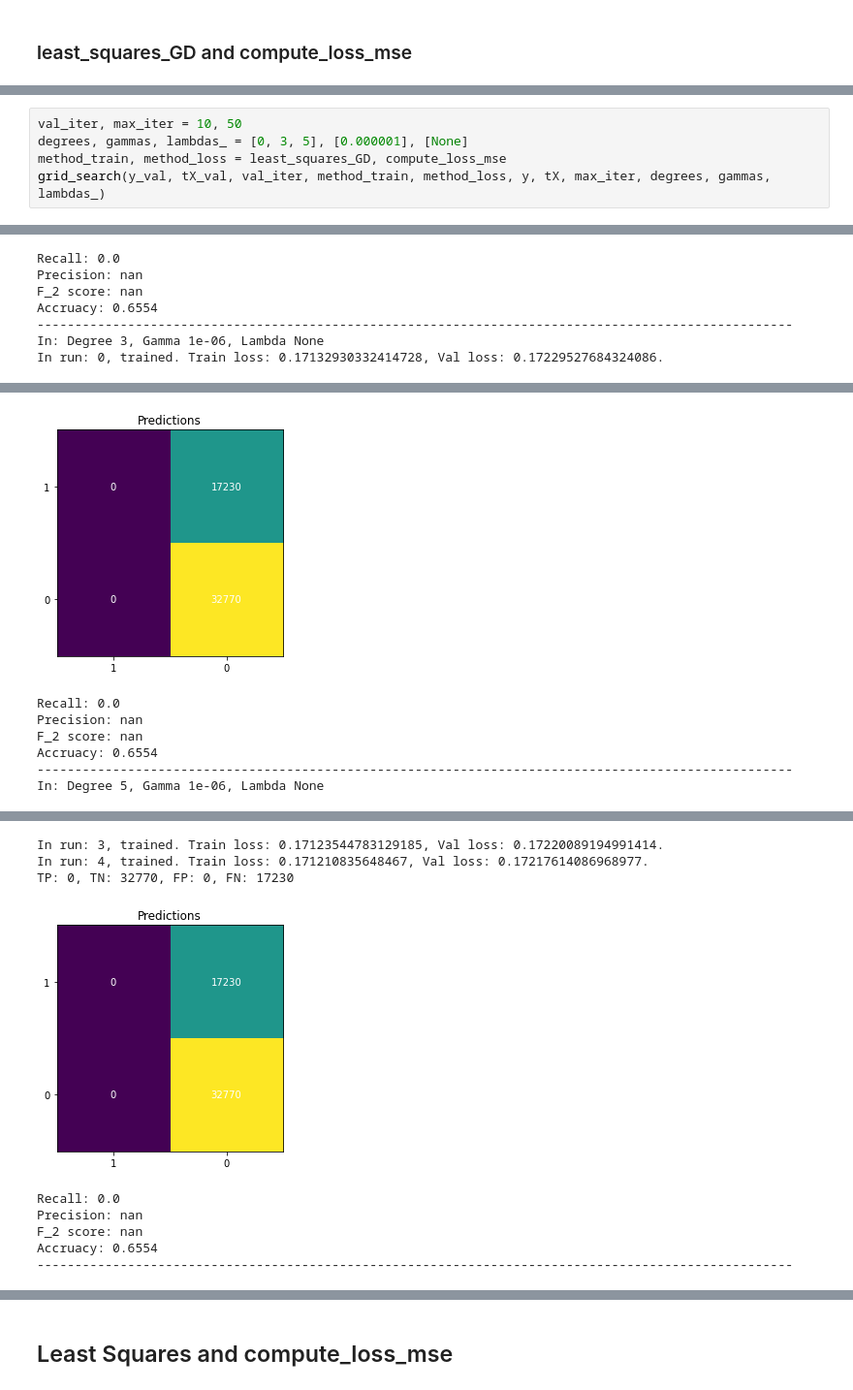
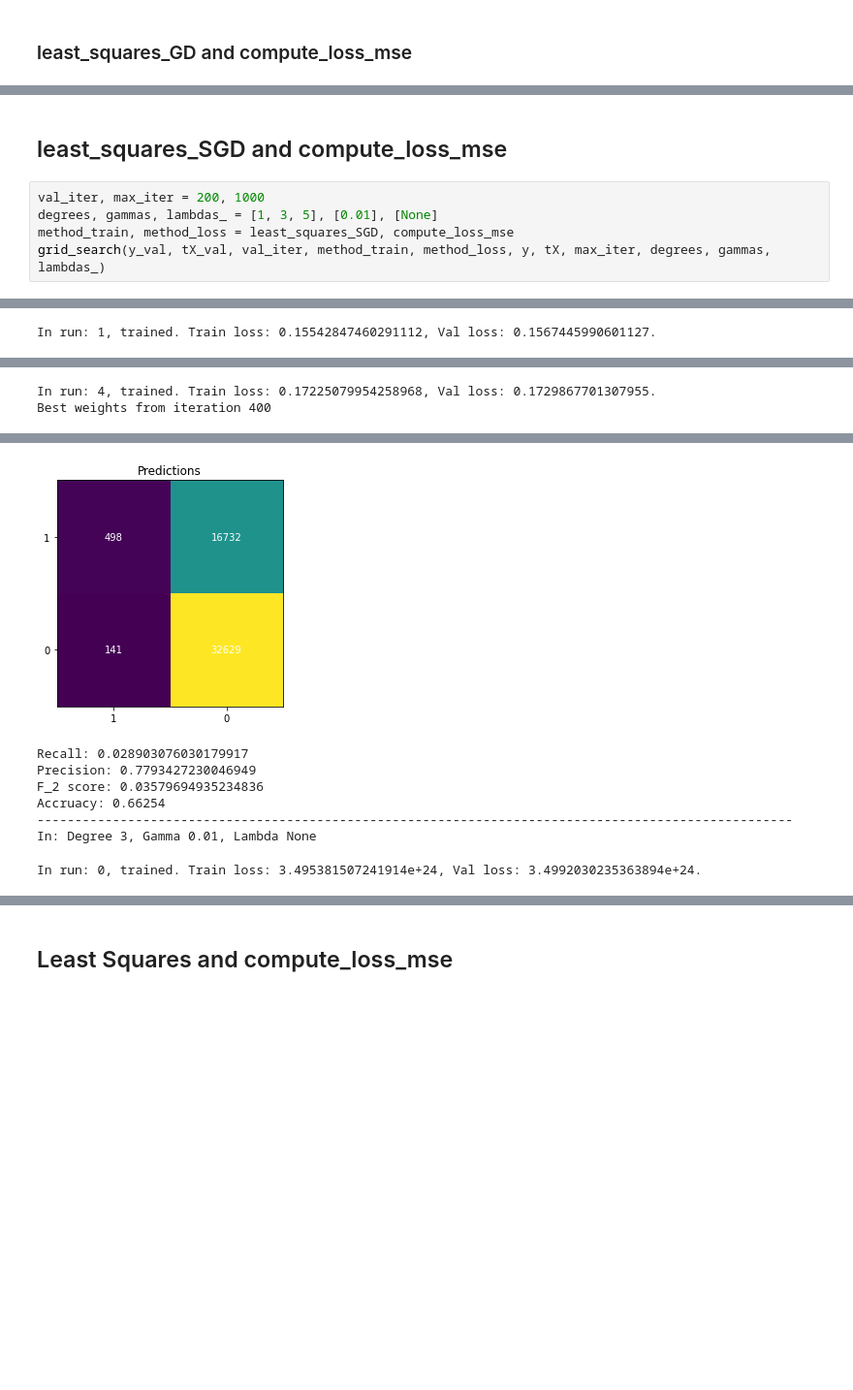
Before and after one commit to CS-433/ml-project-1-mgo, a Jupyter notebook: project1/scripts/project1.ipynb, the cells around one changed output, grey strips where cells are left out. Shown at 97% size. Cells and saved outputs as stored; diff of their text form; blank space fills up the shorter version.

```diff
--- a/project1/scripts/project1.ipynb
+++ b/project1/scripts/project1.ipynb
@@ -218,7 +228,9 @@ MSE loss 0.14426382245547476
 Prediction example [0. 0. 0. 0. 0. 0. 0. 0. 0. 0.]
+# %% [markdown]
+## least_squares_SGD and compute_loss_mse
 # %%
-val_iter, max_iter = 10, 50
-degrees, gammas, lambdas_ = [0, 3, 5], [0.000001], [None]
-method_train, method_loss = least_squares_GD, compute_loss_mse
+val_iter, max_iter = 200, 1000
+degrees, gammas, lambdas_ = [1, 3, 5], [0.01], [None]
+method_train, method_loss = least_squares_SGD, compute_loss_mse
 grid_search(y_val, tX_val, val_iter, method_train, method_loss, y, tX, max_iter, degrees, gammas, lambdas_)
 # %% [output]
@@ -233,7 +239 @@ TP: 0, TN: 32770, FP: 0, FN: 17230
-Recall: 0.0
-Precision: nan
-F_2 score: nan
-Accruacy: 0.6554
-----------------------------------------------------------------------------------------------------
-In: Degree 3, Gamma 1e-06, Lambda None
-In run: 0, trained. Train loss: 0.17132930332414728, Val loss: 0.17229527684324086.
+In run: 1, trained. Train loss: 0.15542847460291112, Val loss: 0.1567445990601127.
@@ -245,7 +242,2 @@ TP: 0, TN: 32770, FP: 0, FN: 17230
-[figure, removed]
-Recall: 0.0
-Precision: nan
-F_2 score: nan
-Accruacy: 0.6554
-----------------------------------------------------------------------------------------------------
-In: Degree 5, Gamma 1e-06, Lambda None
+In run: 4, trained. Train loss: 0.17225079954258968, Val loss: 0.1729867701307955.
+Best weights from iteration 400
@@ -255,9 +245,8 @@ In run: 2, trained. Train loss: 0.17126007035351318, Val loss: 0.172225653398706
+[figure, new version]
-In run: 3, trained. Train loss: 0.17123544783129185, Val loss: 0.17220089194991414.
-In run: 4, trained. Train loss: 0.171210835648467, Val loss: 0.17217614086968977.
-TP: 0, TN: 32770, FP: 0, FN: 17230
+Recall: 0.028903076030179917
+Precision: 0.7793427230046949
+F_2 score: 0.03579694935234836
+Accruacy: 0.66254
+----------------------------------------------------------------------------------------------------
+In: Degree 3, Gamma 0.01, Lambda None
-[figure, removed]
-Recall: 0.0
-Precision: nan
-F_2 score: nan
-Accruacy: 0.6554
-----------------------------------------------------------------------------------------------------
+In run: 0, trained. Train loss: 3.495381507241914e+24, Val loss: 3.4992030235363894e+24.
```
Also changed, not shown: parts of 31 cells of this notebook, 2 other files.
